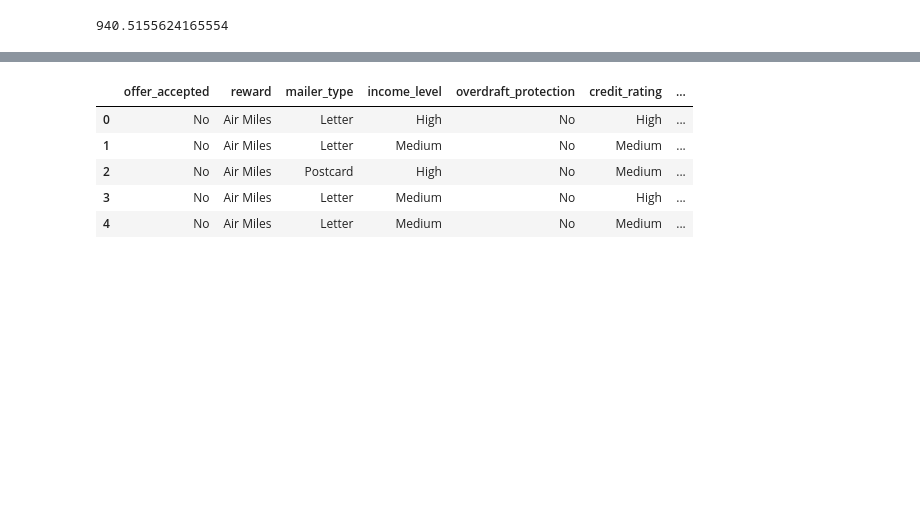
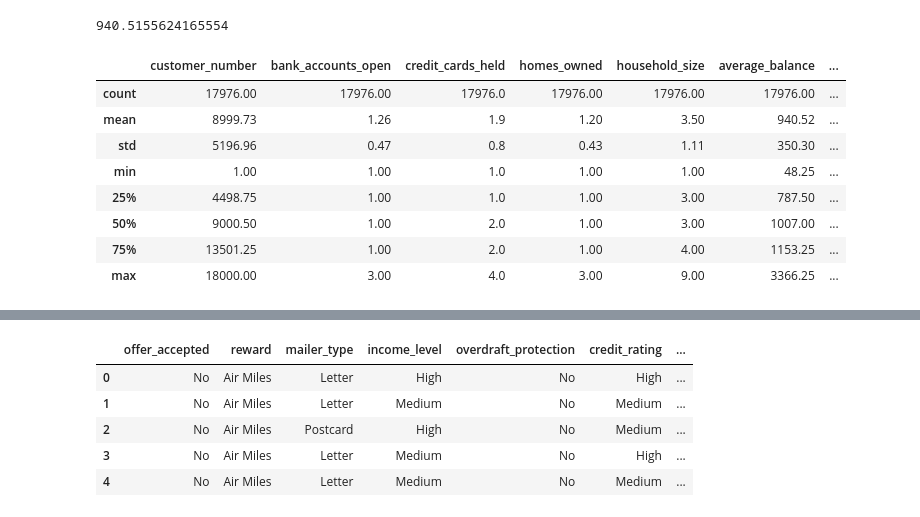
Before and after one commit to ocaoimh/hrc-mid-bootcamp-project, a Jupyter notebook: python/Exploring_cleaning_data_hugo.ipynb, the cells around one changed output, grey strips where cells are left out. Saved outputs shown, nothing was run; the diff lists cells and outputs as text; code cells hidden in the pictures; blank space fills up the shorter version.

```diff
--- a/python/Exploring_cleaning_data_hugo.ipynb
+++ b/python/Exploring_cleaning_data_hugo.ipynb
@@ -116,3 +136,15 @@ mean_balance = df['average_balance'].mean()
 print(mean_balance)
 # %% [output]
 940.5155624165554
+# %%
+df.describe().round(2)
+# %% [output]
+|  | customer_number | bank_accounts_open | credit_cards_held | homes_owned | household_size | average_balance | ... |
+| count | 17976.00 | 17976.00 | 17976.0 | 17976.00 | 17976.00 | 17976.00 | ... |
+| mean | 8999.73 | 1.26 | 1.9 | 1.20 | 3.50 | 940.52 | ... |
+| std | 5196.96 | 0.47 | 0.8 | 0.43 | 1.11 | 350.30 | ... |
+| min | 1.00 | 1.00 | 1.0 | 1.00 | 1.00 | 48.25 | ... |
+| 25% | 4498.75 | 1.00 | 1.0 | 1.00 | 3.00 | 787.50 | ... |
+| 50% | 9000.50 | 1.00 | 2.0 | 1.00 | 3.00 | 1007.00 | ... |
+| 75% | 13501.25 | 1.00 | 2.0 | 1.00 | 4.00 | 1153.25 | ... |
+| max | 18000.00 | 3.00 | 4.0 | 3.00 | 9.00 | 3366.25 | ... |
```
Also changed, not shown: parts of 34 cells of this notebook.
